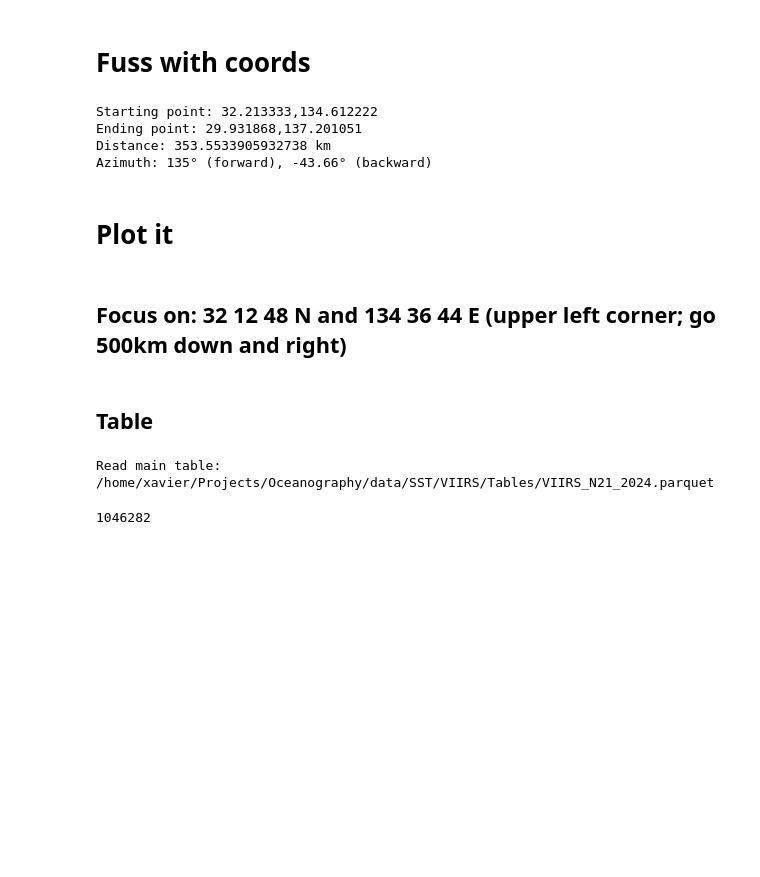
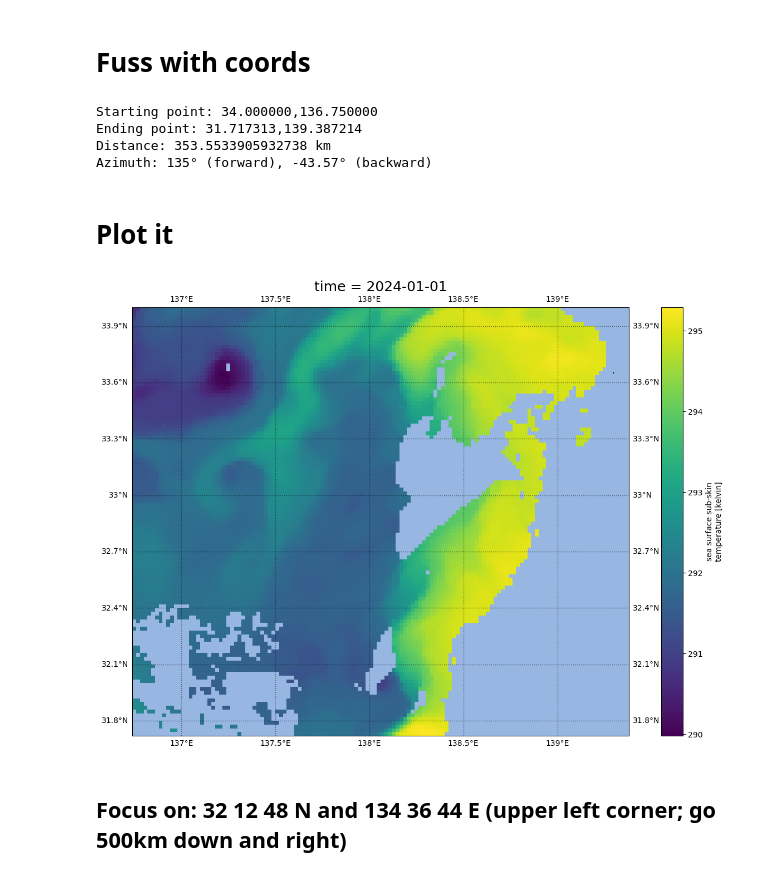
Before and after one commit to Sea-Meets-the-Stars/wrangler, a Jupyter notebook: projects/nasa_ai/H09_SST_data.ipynb, the cells around one changed output. Drawn from its saved outputs; the diff is of its cells as text; code cells hidden in the pictures; blank space fills up the shorter version.

```diff
--- a/projects/nasa_ai/H09_SST_data.ipynb
+++ b/projects/nasa_ai/H09_SST_data.ipynb
@@ -43,0 +50,5 @@ Downloaded 1 files, failed on 0 files, skipped 0 existing files.
+# %%
+path = '/home/xavier/Projects/Oceanography/data/Remote_Sensing/PODAAC/H09-AHI-L3C-ACSPO-v2.90'
+dfile = os.path.join(path, '20240101000000-STAR-L3C_GHRSST-SSTsubskin-AHI_H09-ACSPO_V2.90-v02.0-fv01.0.nc')
+df = xarray.open_dataset(dfile)
+df
@@ -48,8 +77,8 @@ Downloaded 1 files, failed on 0 files, skipped 0 existing files.
 geodesic = Geod(ellps="WGS84")
 
 # Starting point (lat, lon in degrees)
-start_lat = oc_coords.parse_dms_string('32d12m48sN')
-start_lon = oc_coords.parse_dms_string('134d36m44sE')
+start_lat = oc_coords.parse_dms_string('34d00m00sN')
+start_lon = oc_coords.parse_dms_string('136d45m00sE')
 
 # Define the distance (500 km) and azimuth (90 degrees = due east)
 distance_km = 250*np.sqrt(2)
@@ -64,22 +93,16 @@ print(f"Ending point: {end_lat:.6f},{end_lon:.6f}")
 print(f"Distance: {distance_km} km")
 print(f"Azimuth: {azimuth}° (forward), {back_azimuth:.2f}° (backward)")
 # %% [output]
-Starting point: 32.213333,134.612222
-Ending point: 29.931868,137.201051
+Starting point: 34.000000,136.750000
+Ending point: 31.717313,139.387214
 Distance: 353.5533905932738 km
-Azimuth: 135° (forward), -43.66° (backward)
+Azimuth: 135° (forward), -43.57° (backward)
 # %% [markdown]
 # Plot it
+# %%
+reload(putils)
+ax = putils.show_one(dfile, 'sst', lat_max=34.0, lon_min=136.75, lat_min=31.717313, lon_max=139.387, outfile='himawari.png')
+# %% [output]
+[figure, added]
 # %% [markdown]
 ## Focus on:  32 12 48 N  and 134 36 44 E  (upper left corner;  go 500km down and right)
-# %% [markdown]
-## Table
-# %%
-tbl_file = os.path.join(os.getenv('OS_SST'), 'VIIRS', 'Tables', 'VIIRS_N21_2024.parquet')
-viirs_tbl = wr_tab_io.load_main_table(tbl_file)
-# %% [output]
-Read main table: /home/xavier/Projects/Oceanography/data/SST/VIIRS/Tables/VIIRS_N21_2024.parquet
-# %%
-len(viirs_tbl)
-# %% [output]
-1046282
```
Also changed, not shown: parts of 14 cells of this notebook.
